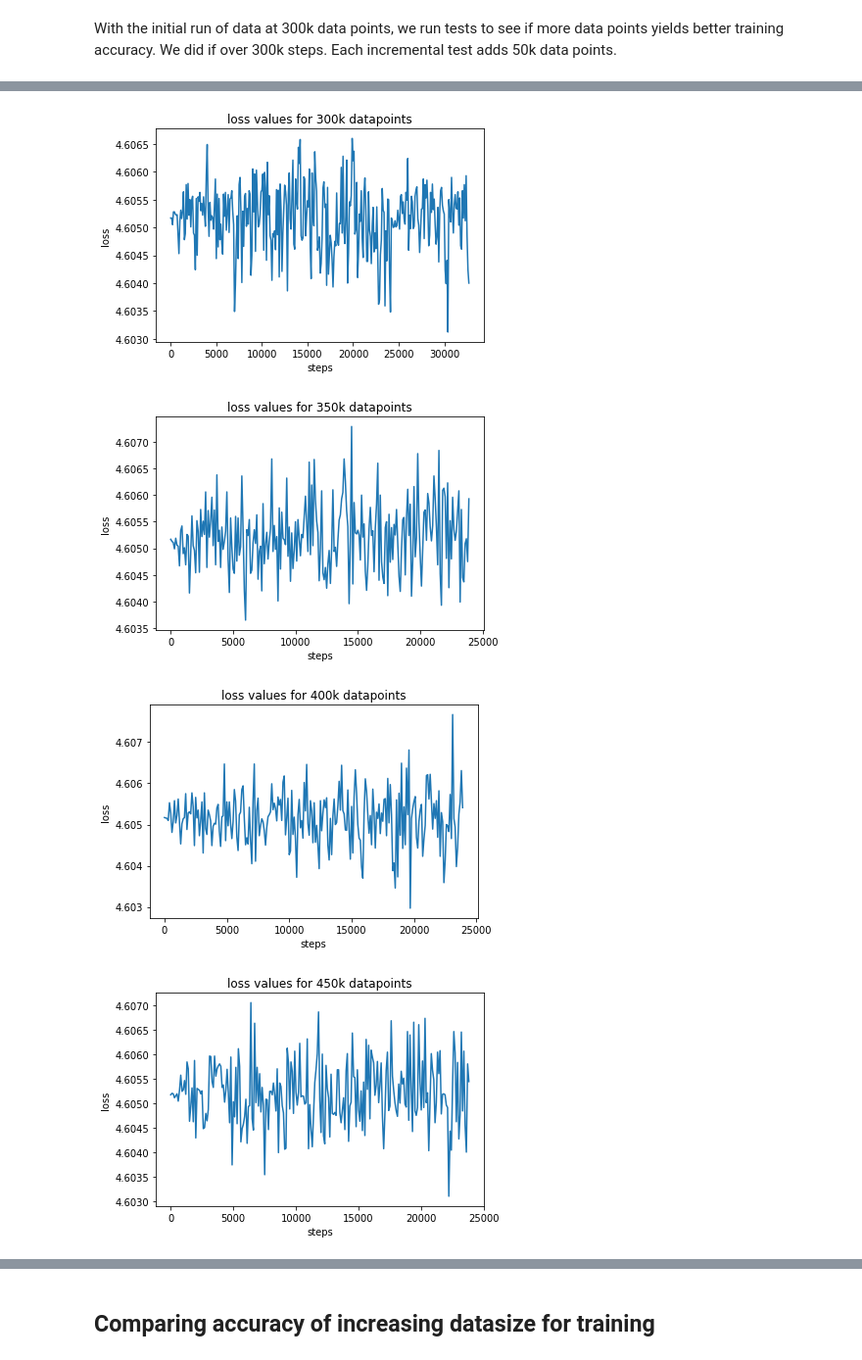
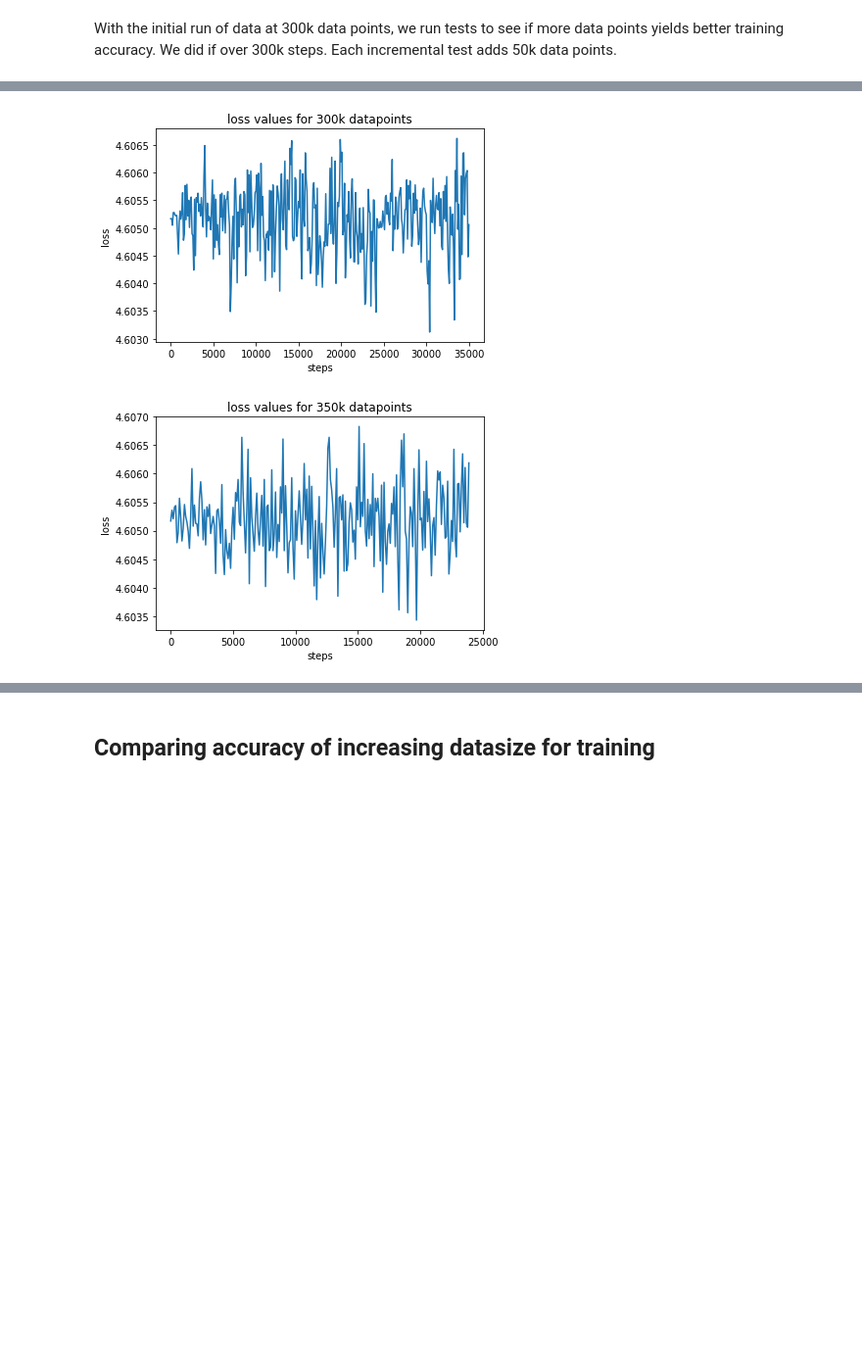
Before and after one commit to gfanti/bitcoin-deanonymization, a Jupyter notebook: vis-tests.ipynb, the cells around one changed output, grey strips where cells are left out. Shown at 98% size. Drawn from its saved outputs; the diff is of its cells as text; code cells hidden in the pictures; blank space fills up the shorter version.

```diff
--- a/vis-tests.ipynb
+++ b/vis-tests.ipynb
@@ -116,14 +116,6 @@ ds = []
 
 ds+= [np.genfromtxt('tests/datasize/datasize_300000.csv', delimiter=',')]
 ds+= [np.genfromtxt('tests/datasize/datasize_350000.csv', delimiter=',')]
-ds+= [np.genfromtxt('tests/datasize/datasize_400000.csv', delimiter=',')]
-ds+= [np.genfromtxt('tests/datasize/datasize_450000.csv', delimiter=',')]
-ds+= [np.genfromtxt('tests/datasize/datasize_500000.csv', delimiter=',')]
-ds+= [np.genfromtxt('tests/datasize/datasize_550000.csv', delimiter=',')]
-ds+= [np.genfromtxt('tests/datasize/datasize_600000.csv', delimiter=',')]
-ds+= [np.genfromtxt('tests/datasize/datasize_650000.csv', delimiter=',')]
-ds+= [np.genfromtxt('tests/datasize/datasize_700000.csv', delimiter=',')]
-ds+= [np.genfromtxt('tests/datasize/datasize_750000.csv', delimiter=',')]
 
 for i, arr in enumerate(ds):
     # strip last value
@@ -156,22 +140,15 @@ for i, arr in enumerate(ds):
 # %%
 loss = []
 
 loss += [np.genfromtxt('tests/datasizeloss/datasizeloss_300000.csv', delimiter=',')]
-loss += [np.genfromtxt('tests/datasizeloss/datasizeloss_400000.csv', delimiter=',')]
-loss += [np.genfromtxt('tests/datasizeloss/datasizeloss_450000.csv', delimiter=',')]
-loss += [np.genfromtxt('tests/datasizeloss/datasizeloss_500000.csv', delimiter=',')]
-loss += [np.genfromtxt('tests/datasizeloss/datasizeloss_550000.csv', delimiter=',')]
-loss += [np.genfromtxt('tests/datasizeloss/datasizeloss_600000.csv', delimiter=',')]
-loss += [np.genfromtxt('tests/datasizeloss/datasizeloss_650000.csv', delimiter=',')]
+loss += [np.genfromtxt('tests/datasizeloss/datasizeloss_350000.csv', delimiter=',')]
 for i, arr in enumerate(loss):
     plt.figure()
     plt.plot([100*j for j in range(len(arr))],arr)
     plt.title('loss values for '+str(300 + i*50)+'k datapoints')
     plt.xlabel('steps')
     plt.ylabel('loss')
     plt.show()
 # %% [output]
-[figure, old version]
+[figure, new version]
-[figure, old version]
+[figure, new version]
-[figure, removed]
-[figure, removed]
```
Also changed, not shown: parts of 7 cells of this notebook, 3 other files.
